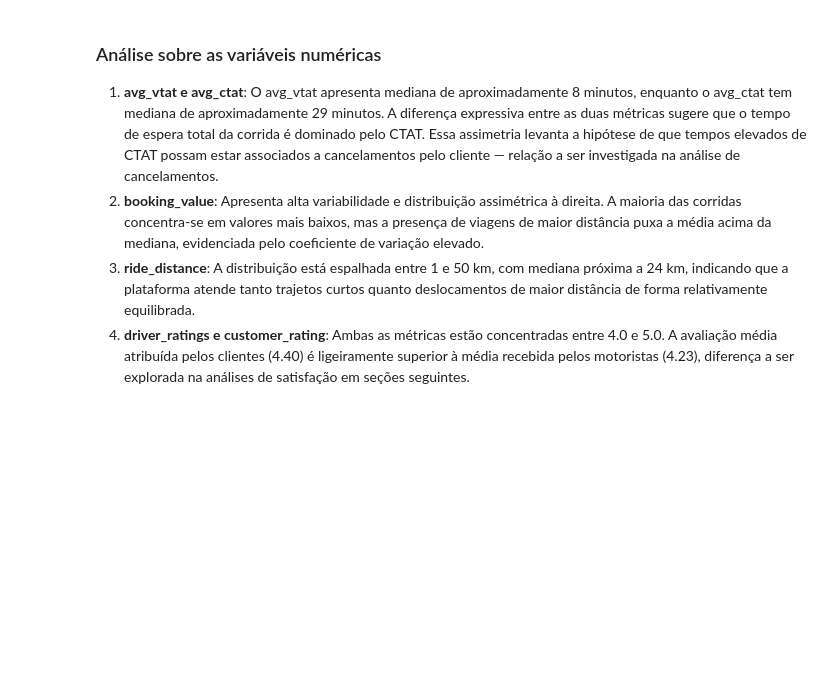
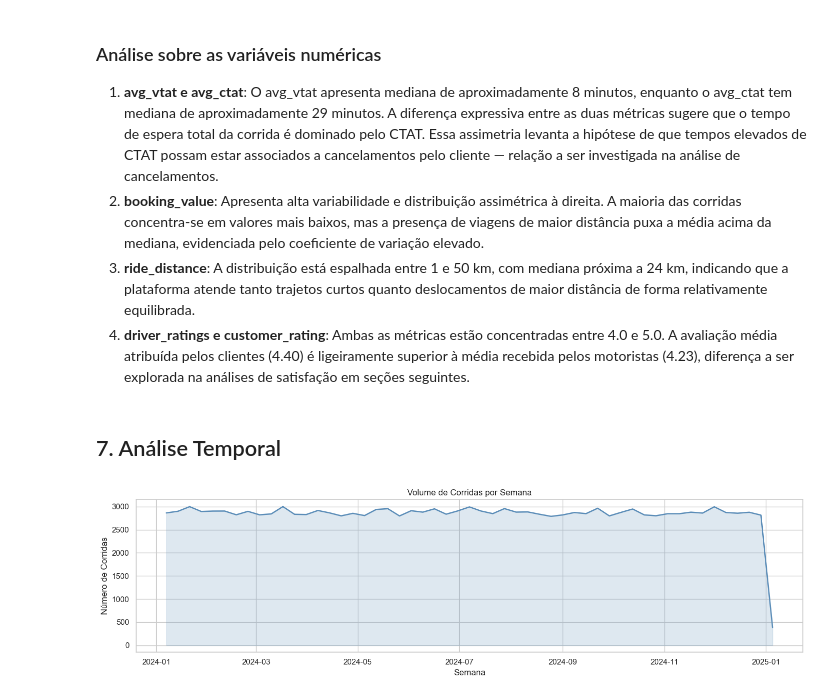
Before and after one commit to jhonatanalves/desafio_extra_lab365_senai, a Jupyter notebook: notebooks/eda_ncr_ride_bookings.ipynb, the cells around one changed output. Saved outputs shown, nothing was run; the diff lists cells and outputs as text; code cells hidden in the pictures; blank space fills up the shorter version.

Commit message:
feat: análise temporal - série semanal, padrões mensais e heatmap hora x dia

```diff
--- a/notebooks/eda_ncr_ride_bookings.ipynb
+++ b/notebooks/eda_ncr_ride_bookings.ipynb
@@ -358,3 +358,21 @@ plt.show()
 2. **booking_value**: Apresenta alta variabilidade e distribuição assimétrica à direita. A maioria das corridas concentra-se em valores mais baixos, mas a presença de viagens de maior distância puxa a média acima da mediana, evidenciada pelo coeficiente de variação elevado.
 3. **ride_distance**: A distribuição está espalhada entre 1 e 50 km, com mediana próxima a 24 km, indicando que a plataforma atende tanto trajetos curtos quanto deslocamentos de maior distância de forma relativamente equilibrada.
 4. **driver_ratings e customer_rating**: Ambas as métricas estão concentradas entre 4.0 e 5.0. A avaliação média atribuída pelos clientes (4.40) é ligeiramente superior à média recebida pelos motoristas (4.23), diferença a ser explorada na análises de satisfação em seções seguintes.
+# %% [markdown]
+## 7. Análise Temporal
+# %%
+# Série temporal de volume de corridas por semana
+serie_semanal = df.set_index('datetime').resample('W')['booking_id'].count()
+
+fig, ax = plt.subplots(figsize=(14, 4))
+ax.plot(serie_semanal.index, serie_semanal.values,
+        color='#5b8db8', linewidth=1.8)
+ax.fill_between(serie_semanal.index, serie_semanal.values,
+                alpha=0.2, color='#5b8db8')
+ax.set_title("Volume de Corridas por Semana")
+ax.set_xlabel("Semana")
+ax.set_ylabel("Número de Corridas")
+plt.tight_layout()
+plt.show()
+# %% [output]
+[figure, added]
```
Also changed, not shown: parts of 4 cells of this notebook.
